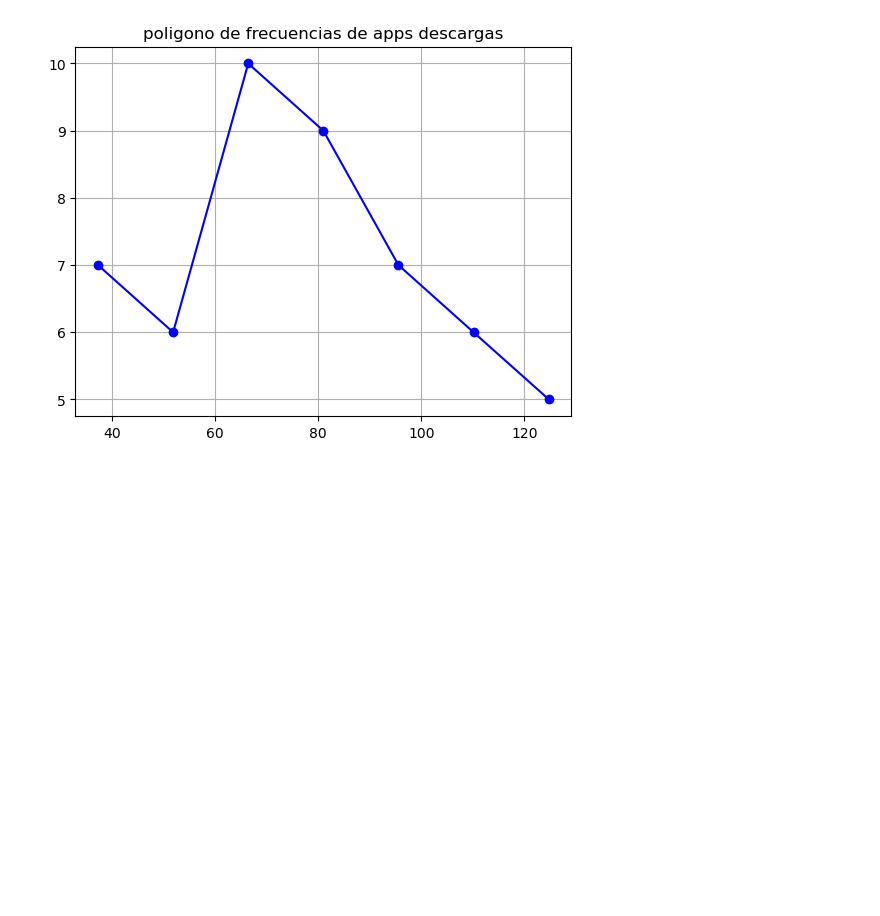
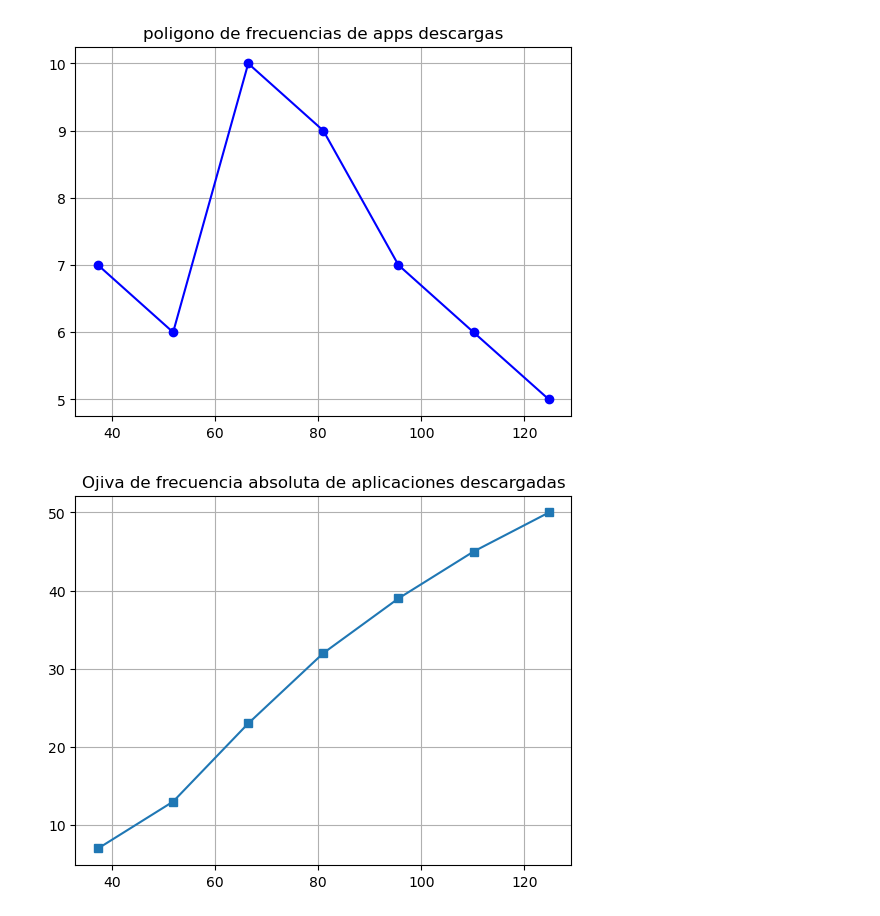
Before and after one commit to fcisnerosr/estadistica_descriptiva, a Jupyter notebook: procesamiento.ipynb, the cells around one changed output. Drawn from its saved outputs; the diff is of its cells as text; code cells hidden in the pictures; blank space fills up the shorter version.

Commit message:
feat: ojiva de apps descargadas y horas en el celular

```diff
--- a/procesamiento.ipynb
+++ b/procesamiento.ipynb
@@ -232,3 +232,15 @@ plt.grid(True)
 plt.show()
 # %% [output]
 [figure]
+# %%
+plt.plot(
+    cats_app.cat.categories.mid,
+    np.cumsum(frec_abs_app),
+    marker='s',
+    label='Frec absoluta de apps descargadas'
+)
+plt.title('Ojiva de frecuencia absoluta de aplicaciones descargadas')
+plt.grid(True)
+plt.show()
+# %% [output]
+[figure, added]
```
Also changed, not shown: parts of 1 cell of this notebook.
